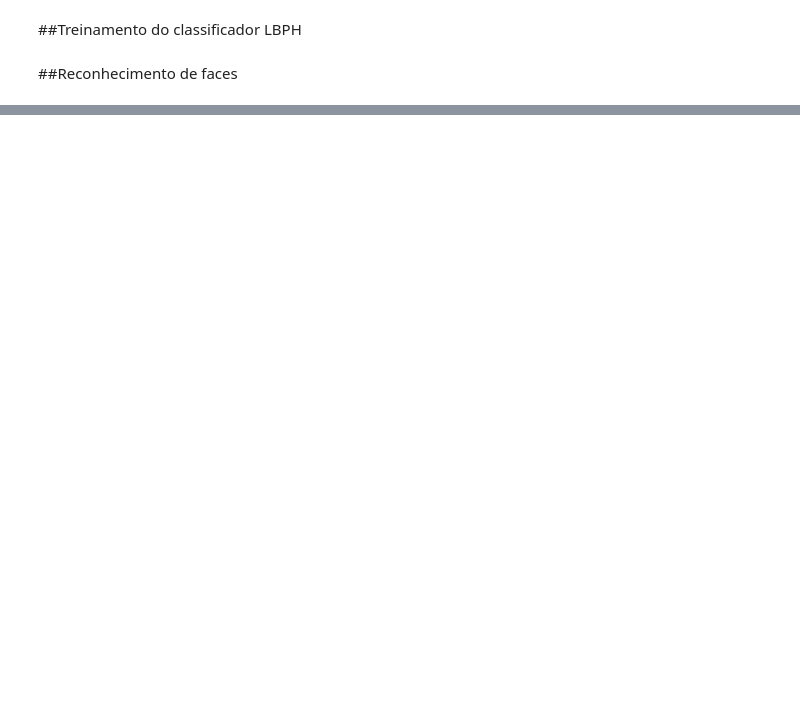
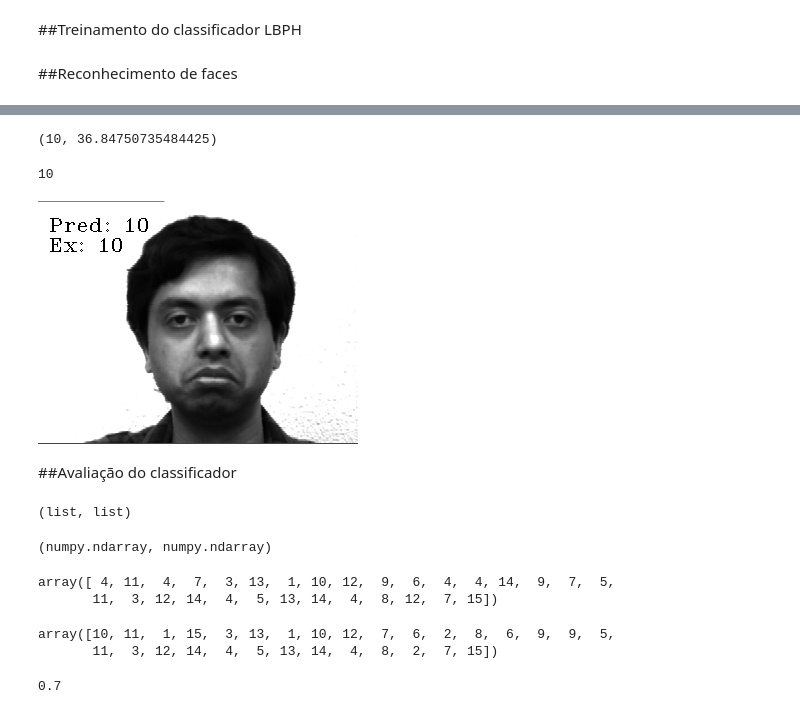
Before and after one commit to JonasCGN/project_facial_recognition, a Jupyter notebook: Reconhecimento_Facial.ipynb, the cells around one changed output, grey strips where cells are left out. Saved outputs shown, nothing was run; the diff lists cells and outputs as text; code cells hidden in the pictures; blank space fills up the shorter version.

```diff
--- a/Reconhecimento_Facial.ipynb
+++ b/Reconhecimento_Facial.ipynb
@@ -60,2 +72,8 @@ ids, faces = get_image_data()
 # %% [markdown]
 ##Reconhecimento de faces
+# %%
+imagem_teste = '/content/yalefaces/test/subject10.sad.gif'
+# %%
+imagem = Image.open(imagem_teste).convert('L')
+imagem_np = np.array(imagem, 'uint8')
+imagem_np
@@ -61,0 +88,18 @@ ids, faces = get_image_data()
+# %%
+previsao = lbph_face_classifier.predict(imagem_np)
+previsao
+# %% [output]
+(10, 36.84750735484425)
+# %%
+saida_esperada = int(os.path.split(imagem_teste)[1].split('.')[0].replace('subject',''))
+saida_esperada
+# %% [output]
+10
+# %%
+cv2.putText(imagem_np,'Pred: ' + str(previsao[0]),(10,30),cv2.FONT_HERSHEY_COMPLEX_SMALL,1,(0,255,0))
+cv2.putText(imagem_np,'Ex: ' + str(saida_esperada),(10,50),cv2.FONT_HERSHEY_COMPLEX_SMALL,1,(0,255,0))
+cv2_imshow(imagem_np)
+# %% [output]
+[figure, added]
+# %% [markdown]
+##Avaliação do classificador
@@ -61,0 +117,4 @@ ids, faces = get_image_data()
+# %%
+type(previsoes),type(saidas_esperadas)
+# %% [output]
+(list, list)
@@ -61,0 +124,19 @@ ids, faces = get_image_data()
+# %%
+type(previsoes),type(saidas_esperadas)
+# %% [output]
+(numpy.ndarray, numpy.ndarray)
+# %%
+previsoes
+# %% [output]
+array([ 4, 11,  4,  7,  3, 13,  1, 10, 12,  9,  6,  4,  4, 14,  9,  7,  5,
+       11,  3, 12, 14,  4,  5, 13, 14,  4,  8, 12,  7, 15])
+# %%
+saidas_esperadas
+# %% [output]
+array([10, 11,  1, 15,  3, 13,  1, 10, 12,  7,  6,  2,  8,  6,  9,  9,  5,
+       11,  3, 12, 14,  4,  5, 13, 14,  4,  8,  2,  7, 15])
+# %%
+from sklearn.metrics import accuracy_score
+accuracy_score(saidas_esperadas,previsoes)
+# %% [output]
+0.7
```
Also changed, not shown: parts of 39 cells of this notebook.
